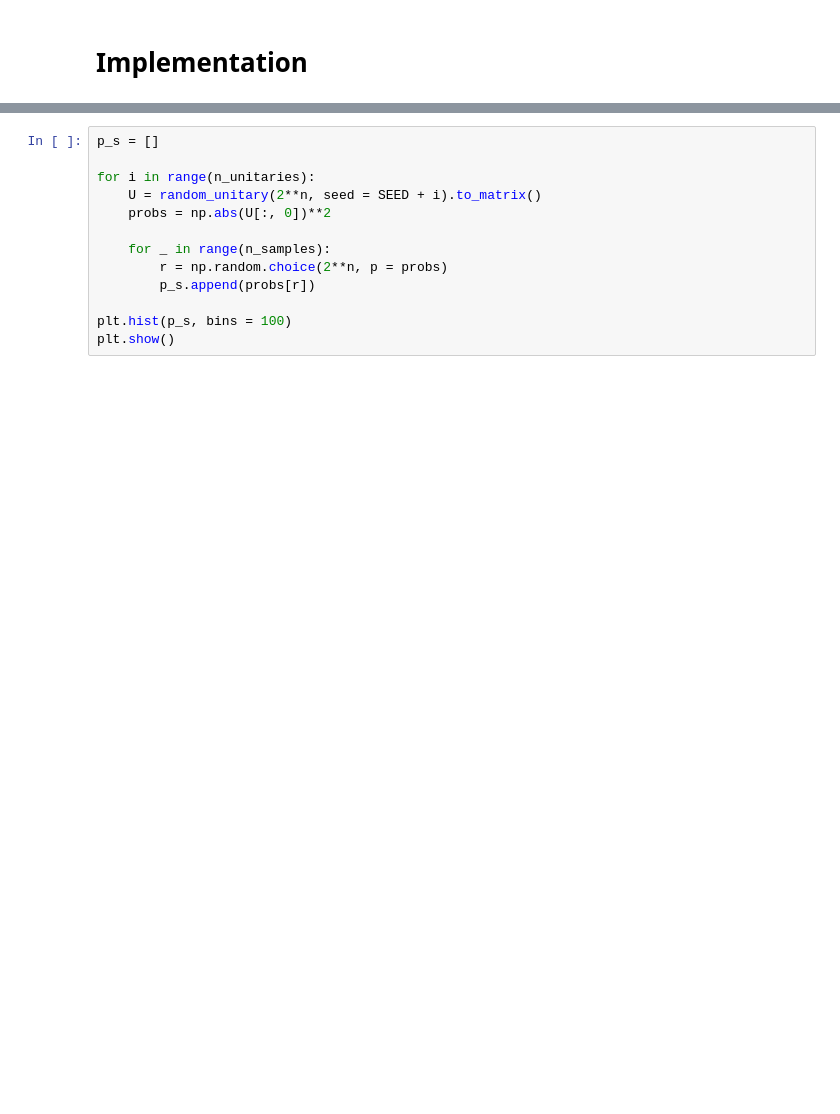
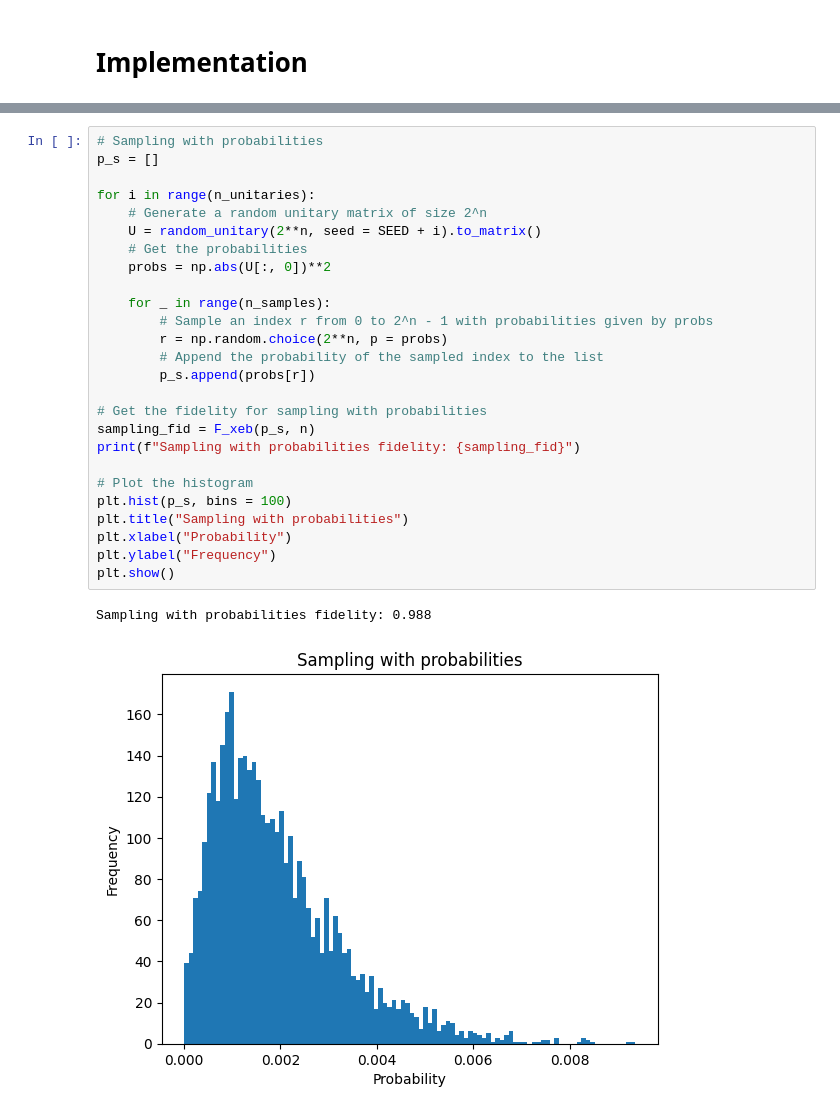
Before and after one commit to mariomeendezz/Quantum-Computing-Notebooks, a Jupyter notebook: notebooks/8. Random Circuit Sampling.ipynb, the cells around one changed output, grey strips where cells are left out. Drawn from its saved outputs; the diff is of its cells as text; blank space fills up the shorter version.

```diff
--- a/notebooks/8. Random Circuit Sampling.ipynb
+++ b/notebooks/8. Random Circuit Sampling.ipynb
@@ -46,13 +104,29 @@ plt.show()
 # %%
+# Sampling with probabilities
 p_s = []
 
 for i in range(n_unitaries):
+    # Generate a random unitary matrix of size 2^n
     U = random_unitary(2**n, seed = SEED + i).to_matrix()
+    # Get the probabilities
     probs = np.abs(U[:, 0])**2
 
     for _ in range(n_samples):
+        # Sample an index r from 0 to 2^n - 1 with probabilities given by probs
         r = np.random.choice(2**n, p = probs)
+        # Append the probability of the sampled index to the list
         p_s.append(probs[r])
 
+# Get the fidelity for sampling with probabilities
+sampling_fid = F_xeb(p_s, n)
+print(f"Sampling with probabilities fidelity: {sampling_fid}")
+
+# Plot the histogram
 plt.hist(p_s, bins = 100)
+plt.title("Sampling with probabilities")
+plt.xlabel("Probability")
+plt.ylabel("Frequency")
 plt.show()
+# %% [output]
+Sampling with probabilities fidelity: 0.988
+[figure, added]
```
Also changed, not shown: parts of 12 cells of this notebook.
